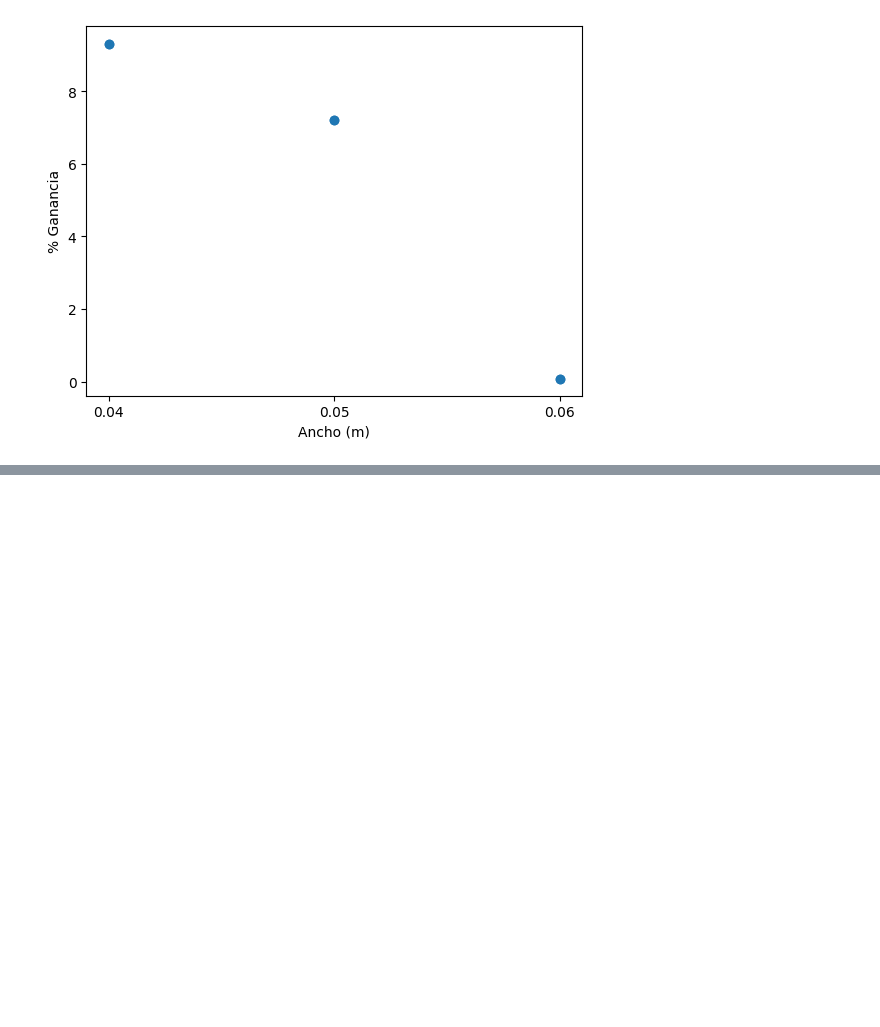
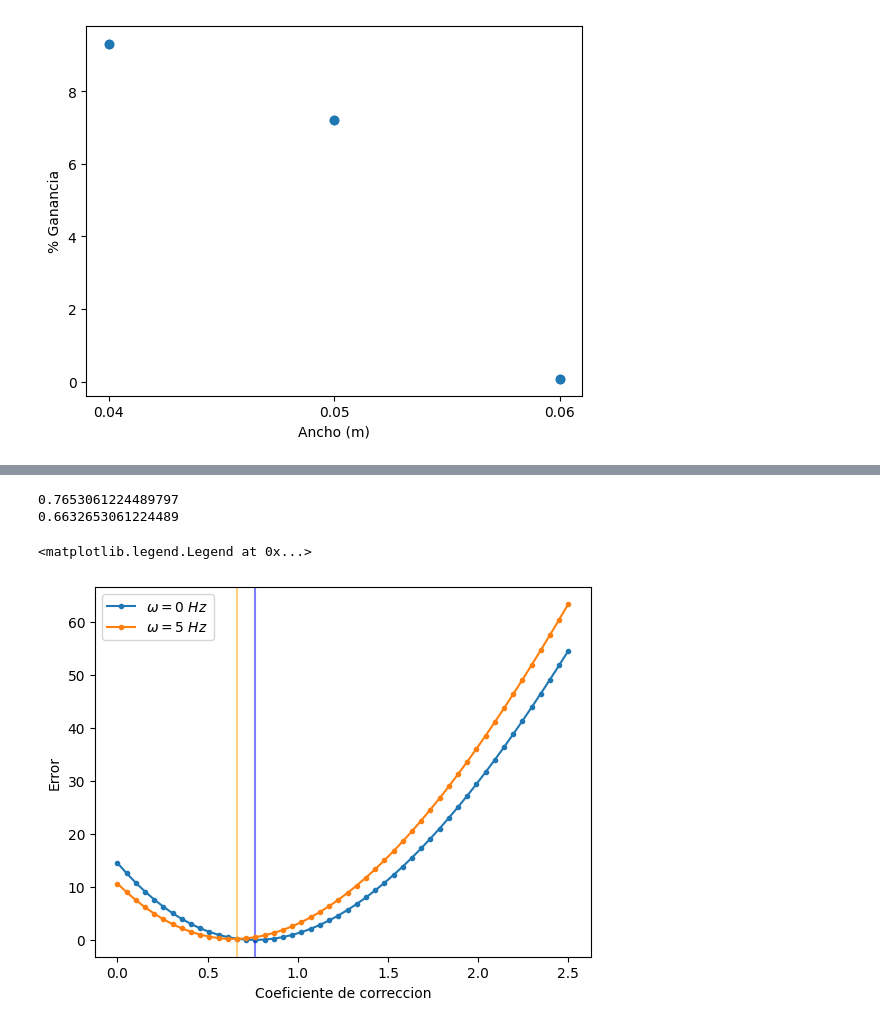
Before and after one commit to shadad00/Simulacion-de-sistemas, a Jupyter notebook: notebooks/TP5.ipynb, the cells around one changed output, grey strips where cells are left out. Cells and saved outputs as stored; diff of their text form; code cells hidden in the pictures; blank space fills up the shorter version.

Commit message:
feat: Last charts

```diff
--- a/notebooks/TP5.ipynb
+++ b/notebooks/TP5.ipynb
@@ -471,0 +523,56 @@ plt.show()
+# %%
+data = optimal_freq_data
+GAPS = np.array(data['d'])
+
+fig, ax = plt.subplots()
+
+def beverloo_function(c, gaps=GAPS):
+    B = (PARTICLES_AMOUNT /(VOLUME_HEIGHT * 0.2)) * np.sqrt(0.05)
+    r = PARTICLE_AVG_RADIUS
+    y = B * ((gaps-c*r)**1.5)
+
+    return y
+
+def plot_error_curve(c_range, errors, label):
+    ax.plot(c_range, errors, marker='.', label=label)
+    ax.set_ylabel("Error")
+    ax.set_xlabel("Coeficiente de correccion")
+    fig.savefig("curva_de_error.png")
+
+def calculate_error(y_experiment, y_regression):
+    return np.sum((y_experiment - y_regression) ** 2)
+
+def get_error_curve(y_experiment, label, gaps = GAPS):
+    c_range = np.linspace(0., 2.5, 50)
+    errors = []
+    for c_i in c_range:
+        y_reg = beverloo_function(c_i, gaps)
+        error = calculate_error(y_experiment, y_reg)
+        errors.append(error)
+
+    idx_min = np.argmin(errors)
+    c_optimo = c_range[idx_min]
+    error_minimo = errors[idx_min]
+
+    plot_error_curve(c_range, errors, label)
+
+    return c_optimo, error_minimo
+
+# df = get_caudal_df(15)
+# y_sim = df["q"]
+labels = ['$\omega=0\ Hz$', '$\omega=5\ Hz$']
+colors = ['blue', 'orange']
+for idx, data in enumerate([no_oscilation_data, optimal_freq_data]):
+    y_sim = data['q']
+    c_optimo, error_minimo = get_error_curve(y_sim, label=labels[idx])
+
+    ax.axvline(x=c_optimo, color=colors[idx], alpha=0.5)
+
+    print(c_optimo)
+
+ax.legend()
+# %% [output]
+0.7653061224489797
+0.6632653061224489
+<matplotlib.legend.Legend at 0x...>
+[figure, added]
```
Also changed, not shown: parts of 6 cells of this notebook.
